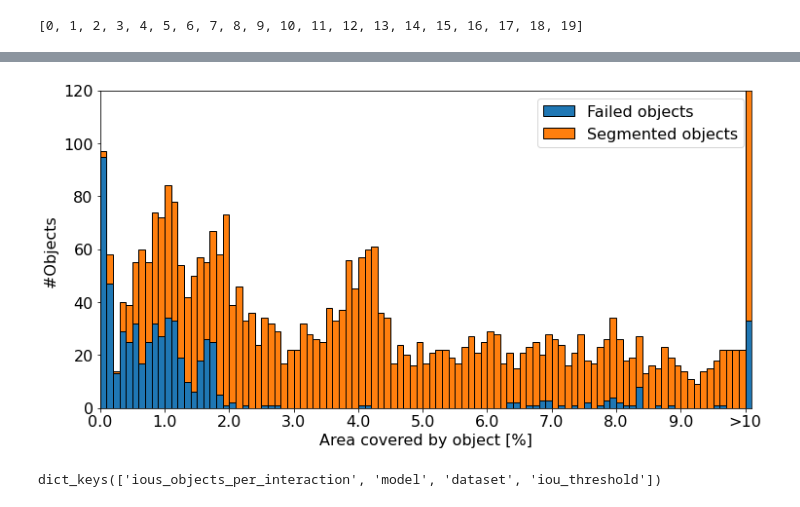
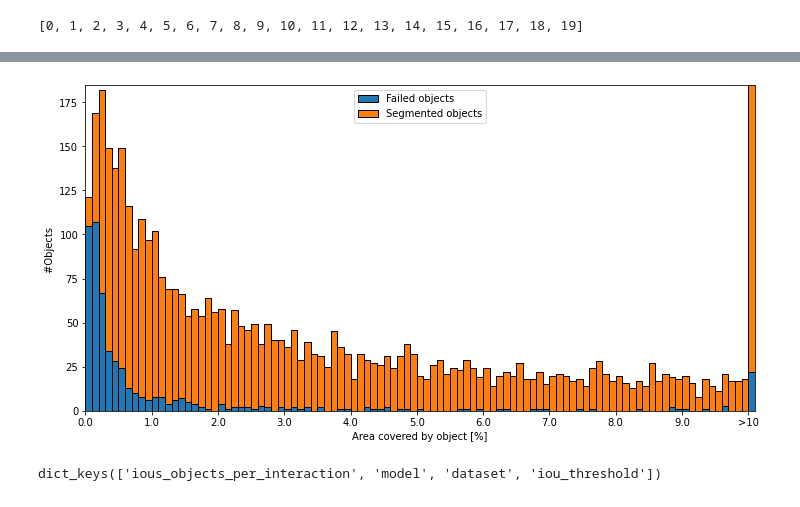
Before and after one commit to amitrana001/DynaMITe, a Jupyter notebook: visual_results.ipynb, the cells around one changed output, grey strips where cells are left out. Drawn from its saved outputs; the diff is of its cells as text; code cells hidden in the pictures.

```diff
--- a/visual_results.ipynb
+++ b/visual_results.ipynb
@@ -26,0 +108,5 @@ np.argmax(a)
+# %%
+sum =0
+for i,j in enumerate(target):
+    sum+= torch.log(s[i][j])
+-sum/3
@@ -349,7 +448,7 @@ NotADirectoryError: [Errno 20] Not a directory: '/home/rana/Thesis/DynaMITe/outp
 # %%
 import json
 # %%
-_root_dir = os.path.join(os.getcwd(), "output/evaluation/final/summary")
+_root_dir = os.path.join(os.getcwd(), "output/evaluation/iccv_final/final/summary")
 datasets = ["GrabCut", "Berkeley", "davis_single_inst","coco_Mval","sbd_single_inst"]
 focal_dir = "/home/mahadevan/vision/external_algorithms/ClickSEG/experiments/iccv/segformer_multi"
 f_datasets = ["GrabCut", "Berkeley", "DAVIS","COCO_MVal","SBD"]
@@ -377,5 +455,5 @@ AssertionError: Dataset 'davis_2017_val' is already registered!
 # %%
-model_names = ["Swin-T",  "Resnet-50", "Segformer-B0", "hrnet32"]
+model_names = [ "Resnet-50", "Swin-T", "Segformer-B0", "hrnet32"]
 colors = ["b", "y", "g", "r", "black", "orange"]
 for j,d in enumerate(datasets):
     print(d)
@@ -400,10 +478,11 @@ for j,d in enumerate(datasets):
         max_iou = max(max_iou, max(iou_per_click))
         iou_list_per_model.append(iou_per_click)
 
-    # json_path = os.path.join(focal_dir, f_datasets[i], "others/segformer_b0")
+    # json_path = os.path.join(focal_dir, f_datasets[j], "others/segformer_b0")
     # files_others = os.listdir(json_path)
     # for f in files_others:
     #     if ".json" in f:
+    #         print(f)
     #         json_file = os.path.join(json_path,f)
     #         break
     # with open(json_file) as f:
@@ -503,8 +580,8 @@ plt.show()
 # %% [markdown]
 # Summarising multi-instance evaluation
 # %%
-_root_dir = os.path.join(os.getcwd(), "output/evaluation/final/summary/davis_2017_val")
-pkl_file = "mq_swin_tiny_fusion_pf_uni_time_pe_bs128_ep50_random_08_03_2023_18_16_55__10.pickle"
+_root_dir = os.path.join(os.getcwd(), "output/evaluation/iccv_final/final/summary/sbd_multi_insts")
+pkl_file = "mq_swin_tiny_fusion_pf_stuff_concat_xyt_bs32_ep50_random_V1_seed_0_10.pickle"
 # %%
 pickle_path = os.path.join(_root_dir, pkl_file)
 with open(pickle_path, 'rb') as handle:
@@ -567,35 +648,35 @@ N = len(x)
 # girls = (25, 32, 34, 20, 25)
 # boyStd = (2, 3, 4, 1, 2)
 # girlStd = (3, 5, 2, 3, 3)
 ind = np.arange(N)
 width =1.0
 # ticks = (f"{(i+1)*d/10}" for i in list(range(0,N))
 fig = plt.subplots(figsize =(12, 6))
 p1 = plt.bar(ind, x, width,edgecolor='black',align='edge')
 p2 = plt.bar(ind, y, width,align='edge',
              bottom = x,edgecolor='black')
 
 for (rect1, rect2) in zip(p1,p2):
     height = rect1.get_height() + rect2.get_height()
     perc =  round((rect2.get_height()/height)*100,ndigits=2)
     # plt.text(rect1.get_x() + rect1.get_width() / 2.0, height, f'{height:.0f}', ha='center', va='bottom')
 
 plt.ylabel('#Objects ')
 # plt.title('Failed object areas visualization')
 plt.xlabel("Area covered by object [%]")
 plt.xticks(range(0,101,10), ('0.0', '1.0', '2.0', '3.0', '4.0', '5.0', '6.0', '7.0', '8.0', '9.0', '>10'))
 # plt.xticks(range(N), ticks)
 # plt.yticks(np.arange(0, 1000,100))
-plt.ylim(0,120)
+plt.ylim(0,185)
 plt.xlim(0,101)
 plt.legend((p1[0], p2[0]), ('Failed objects', 'Segmented objects'))
 import tikzplotlib
 
 tikzplotlib.save("test.tex")
 plt.savefig("a.jpg")
 plt.show()
 # %% [output]
-[figure, old version]
+[figure, new version]
 # %%
 
 plt.rcParams.update({'font.size': 16})
```
Also changed, not shown: parts of 17 cells of this notebook, 13 other files.
